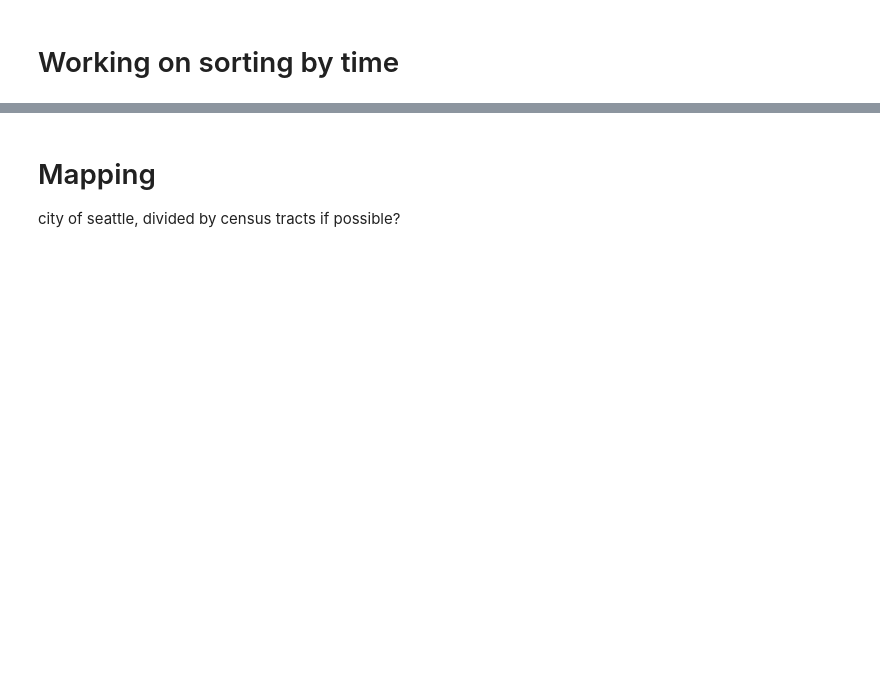
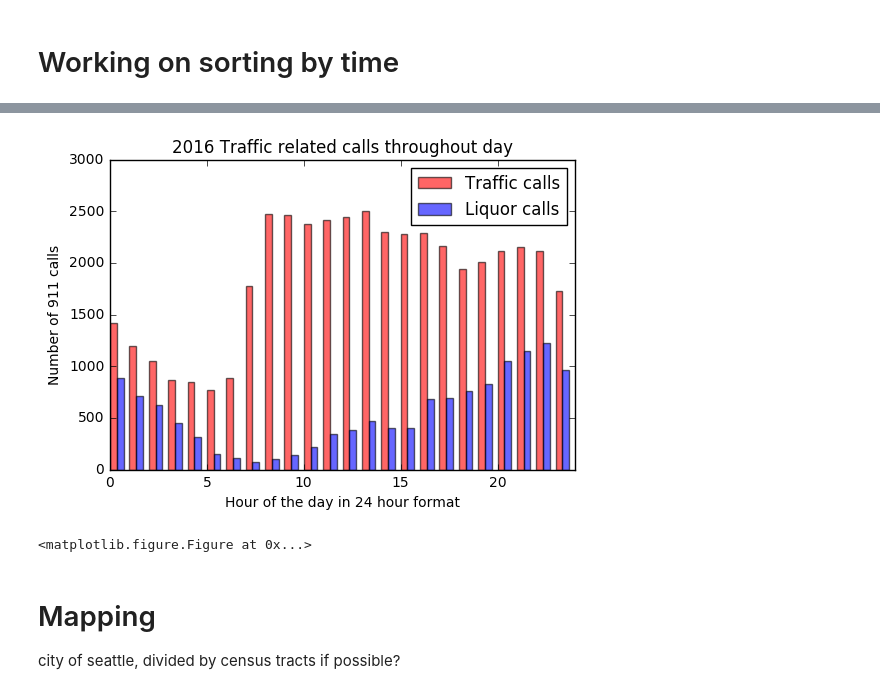
Before and after one commit to UW-Biol419-Wi2017/911_new, a Jupyter notebook: Alexs-Doc-Monday-the-6th.ipynb, the cells around one changed output, grey strips where cells are left out. Saved outputs shown, nothing was run; the diff lists cells and outputs as text; code cells hidden in the pictures; blank space fills up the shorter version.

```diff
--- a/Alexs-Doc-Monday-the-6th.ipynb
+++ b/Alexs-Doc-Monday-the-6th.ipynb
@@ -436,0 +421,25 @@ call_time_freq('1/1/16')
+# %%
+
+
+def call_time_freq_defined(start_date, refine):
+
+
+    hourlist = np.zeros(24)
+
+    count = 0
+
+    time = '0:00'
+
+    for i in range(len(call_data_2016.index)):
+
+        if call_data_2016.ix[i, 2] == refine:
+
+            import time
+            time = time.strptime(call_data_2016.ix[i, 5], '%H:%M').tm_hour
+
+            current = hourlist[time]
+            hourlist[time] = current + 1
+
+    return hourlist
+# %%
+traffic_calls = call_time_freq_defined('1/1/16', 'TRAFFIC RELATED CALLS')
@@ -436,0 +452,2 @@ call_time_freq('1/1/16')
+# %%
+liquor_calls = call_time_freq_defined('1/1/16', 'LIQUOR VIOLATIONS')
@@ -437,3 +460,22 @@ call_time_freq('1/1/16')
+# %%
+ind = np.arange(24)
+
+width = 0.35
+
+a = plt.bar(ind, traffic_calls, width, color = 'Red', alpha=0.6, label = 'Traffic calls')
+b = plt.bar(ind + width, liquor_calls, width, color = 'Blue', alpha=0.6, label = 'Liquor calls')
+plt.ylabel('Number of 911 calls')
+plt.xlabel('Hour of the day in 24 hour format')
+plt.title('2016 Traffic related calls throughout day')
+plt.xlim(0, 24)
+
+plt.legend((a[0], b[0]), ('Traffic calls', 'Liquor calls'))
+
+plt.show()
+plt.savefig('2016 Traffic and alcohol related 911 calls.jpg')
+# %% [output]
+[figure, added]
+<matplotlib.figure.Figure at 0x...>
 # %% [markdown]
 # Mapping
 city of seattle, divided by census tracts if possible?
```
Also changed, not shown: parts of 21 cells of this notebook, 3 other files.
